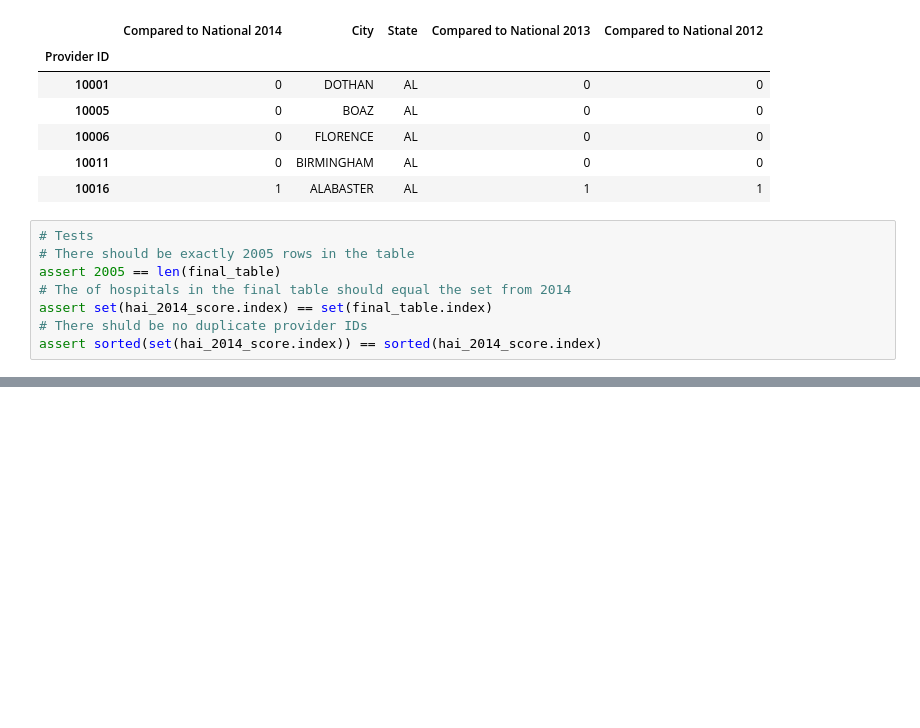
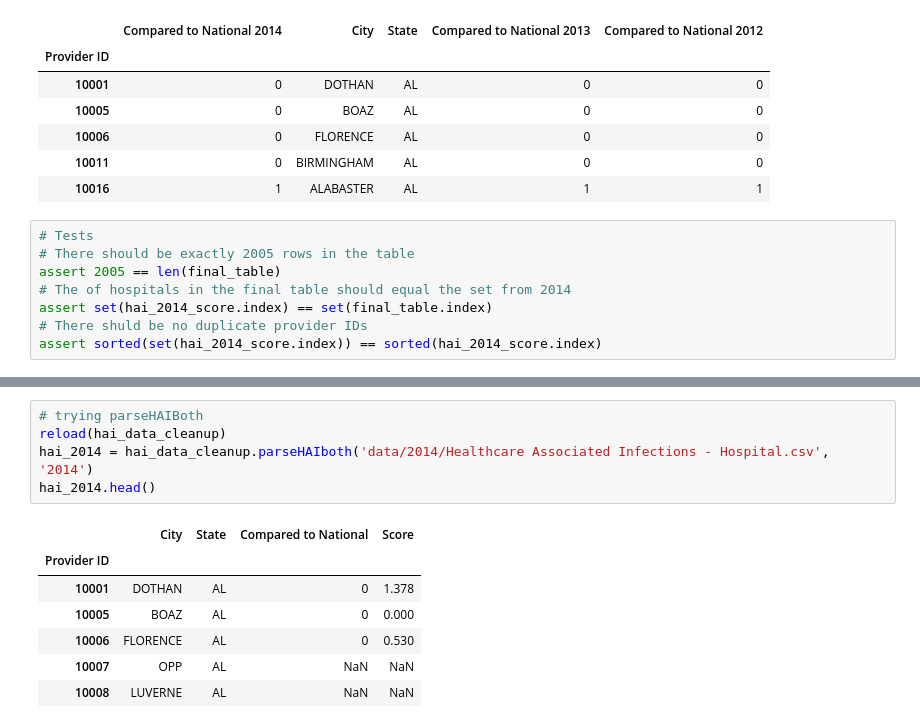
Before and after one commit to pinesol/intro-ds-hai, a Jupyter notebook: Merge Data.ipynb, the cells around one changed output, grey strips where cells are left out. Saved outputs shown, nothing was run; the diff lists cells and outputs as text; blank space fills up the shorter version.

```diff
--- a/Merge Data.ipynb
+++ b/Merge Data.ipynb
@@ -172,3 +172,16 @@ table.head()
 | 10006 | 0 | FLORENCE | AL | 0 | 0 |
 | 10011 | 0 | BIRMINGHAM | AL | 0 | 0 |
 | 10016 | 1 | ALABASTER | AL | 1 | 1 |
+# %%
+# trying parseHAIBoth
+reload(hai_data_cleanup)
+hai_2014 = hai_data_cleanup.parseHAIboth('data/2014/Healthcare Associated Infections - Hospital.csv', '2014')
+hai_2014.head()
+# %% [output]
+|  | City | State | Compared to National | Score |
+| Provider ID |  |  |  |  |
+| 10001 | DOTHAN | AL | 0 | 1.378 |
+| 10005 | BOAZ | AL | 0 | 0.000 |
+| 10006 | FLORENCE | AL | 0 | 0.530 |
+| 10007 | OPP | AL | NaN | NaN |
+| 10008 | LUVERNE | AL | NaN | NaN |
```
Also changed, not shown: parts of 2 cells of this notebook, 2 other files.
